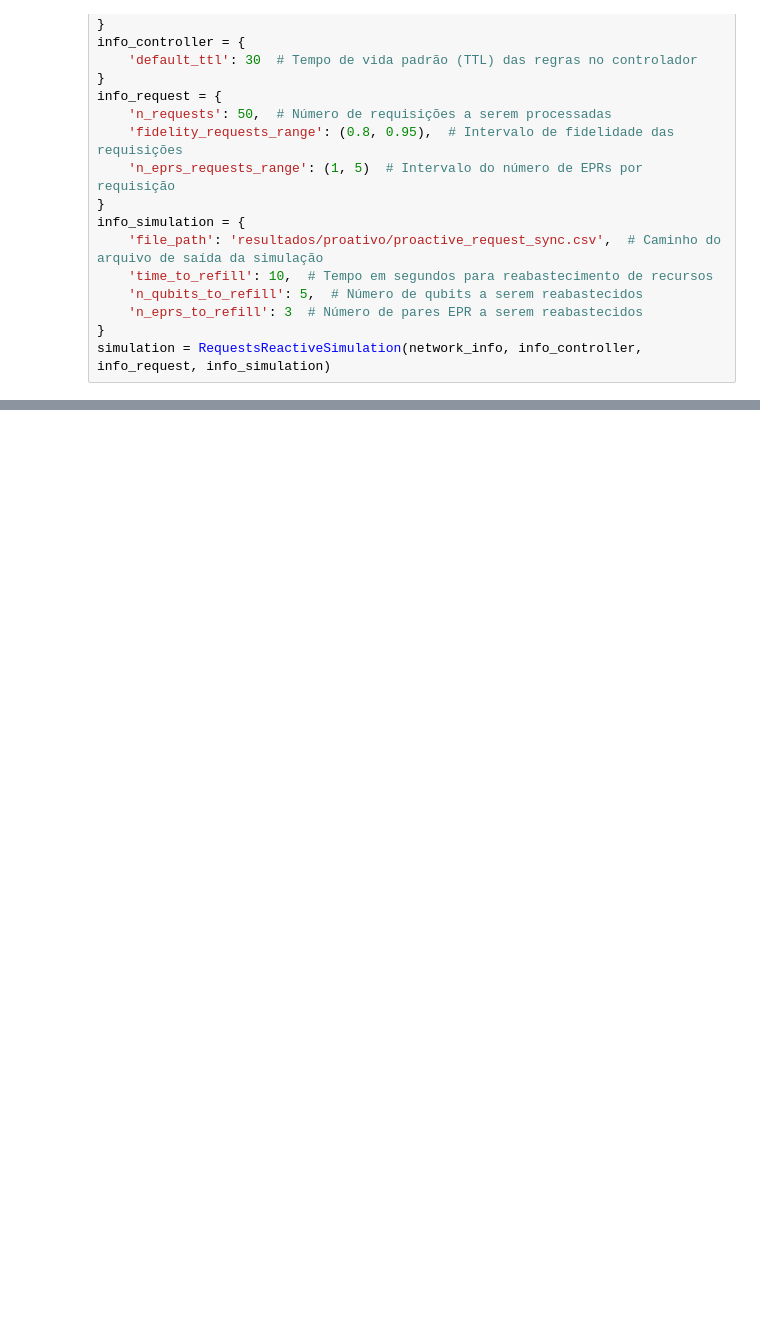
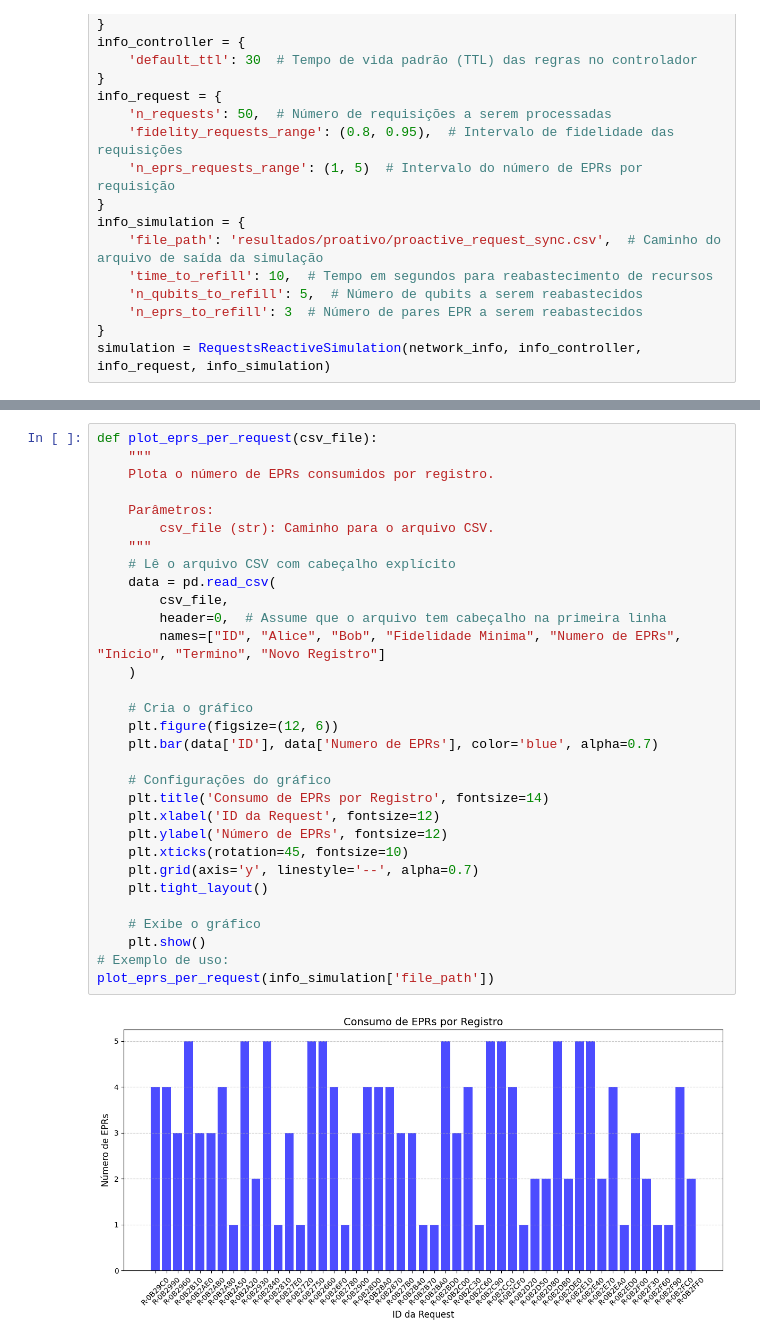
Before and after one commit to artuenric/QuatumNet, a Jupyter notebook: Requests - Proativo - Simulação (Simplificado).ipynb, the cells around one changed output, grey strips where cells are left out. Cells and saved outputs as stored; diff of their text form; blank space fills up the shorter version.

```diff
--- a/Requests - Proativo - Simulação (Simplificado).ipynb
+++ b/Requests - Proativo - Simulação (Simplificado).ipynb
@@ -44,0 +45,33 @@ Request R-6D2250: Start Time = 0, End Time = 49
+# %%
+def plot_eprs_per_request(csv_file):
+    """
+    Plota o número de EPRs consumidos por registro.
+
+    Parâmetros:
+        csv_file (str): Caminho para o arquivo CSV.
+    """
+    # Lê o arquivo CSV com cabeçalho explícito
+    data = pd.read_csv(
+        csv_file,
+        header=0,  # Assume que o arquivo tem cabeçalho na primeira linha
+        names=["ID", "Alice", "Bob", "Fidelidade Minima", "Numero de EPRs", "Inicio", "Termino", "Novo Registro"]
+    )
+
+    # Cria o gráfico
+    plt.figure(figsize=(12, 6))
+    plt.bar(data['ID'], data['Numero de EPRs'], color='blue', alpha=0.7)
+
+    # Configurações do gráfico
+    plt.title('Consumo de EPRs por Registro', fontsize=14)
+    plt.xlabel('ID da Request', fontsize=12)
+    plt.ylabel('Número de EPRs', fontsize=12)
+    plt.xticks(rotation=45, fontsize=10)
+    plt.grid(axis='y', linestyle='--', alpha=0.7)
+    plt.tight_layout()
+
+    # Exibe o gráfico
+    plt.show()
+# Exemplo de uso:
+plot_eprs_per_request(info_simulation['file_path'])
+# %% [output]
+[figure, added]
```
Also changed, not shown: parts of 4 cells of this notebook, 11 other files.
